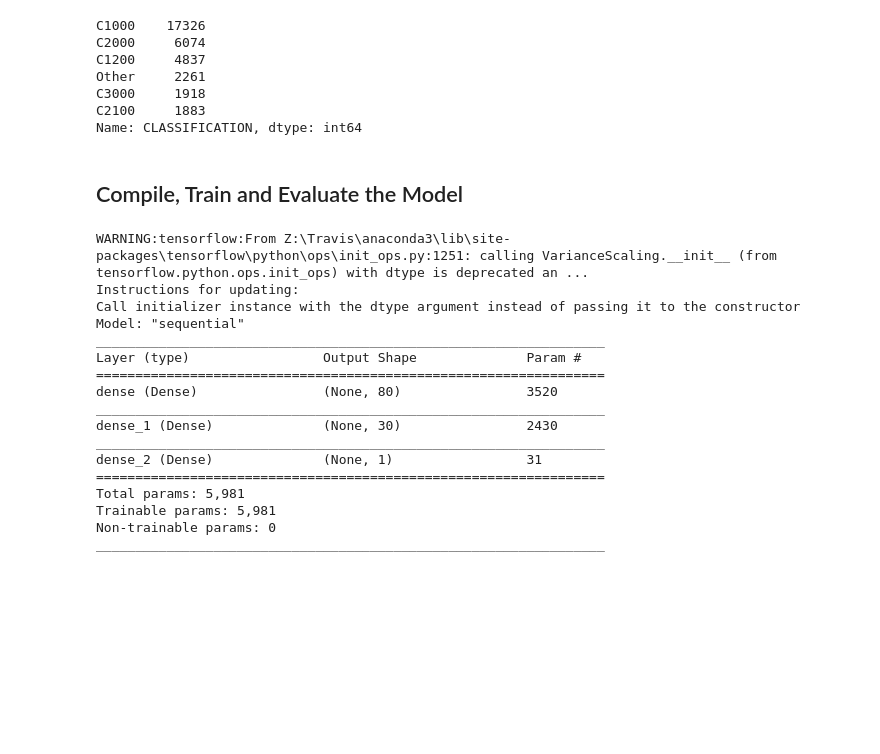
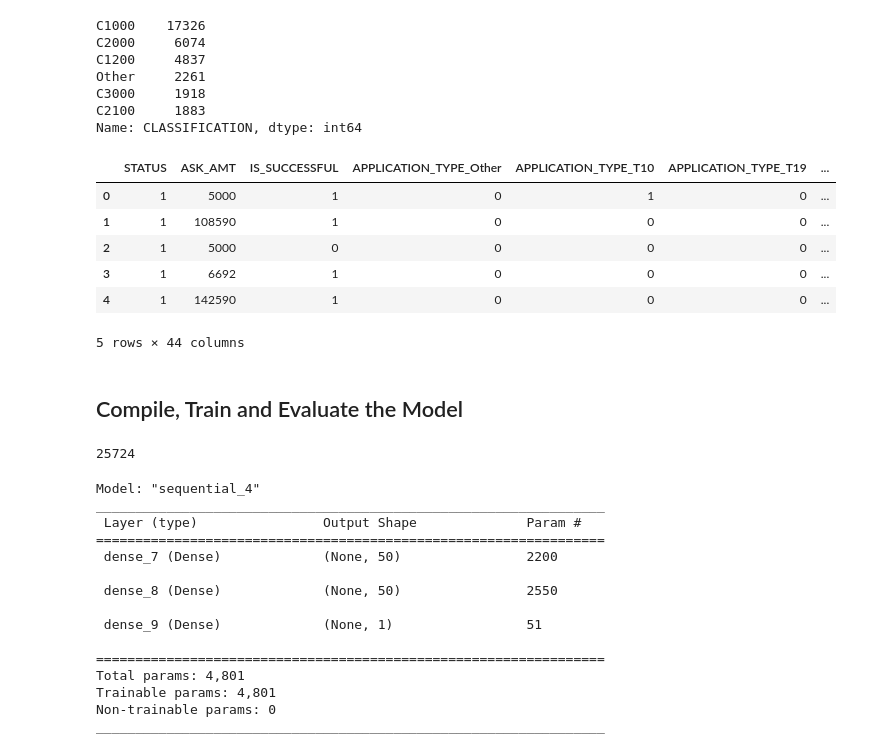
Before and after one commit to Stencoss/DeepLearning, a Jupyter notebook: Starter_Code.ipynb, the cells around one changed output. Cells and saved outputs as stored; diff of their text form; code cells hidden in the pictures; blank space fills up the shorter version.

```diff
--- a/Starter_Code.ipynb
+++ b/Starter_Code.ipynb
@@ -154,6 +154,16 @@ Name: CLASSIFICATION, dtype: int64
 # %%
 # Convert categorical data to numeric with `pd.get_dummies`
 #  YOUR CODE GOES HERE
+app_dumb_df = pd.get_dummies(application_df)
+app_dumb_df.head()
+# %% [output]
+|  | STATUS | ASK_AMT | IS_SUCCESSFUL | APPLICATION_TYPE_Other | APPLICATION_TYPE_T10 | APPLICATION_TYPE_T19 | ... |
+| 0 | 1 | 5000 | 1 | 0 | 1 | 0 | ... |
+| 1 | 1 | 108590 | 1 | 0 | 0 | 0 | ... |
+| 2 | 1 | 5000 | 0 | 0 | 0 | 0 | ... |
+| 3 | 1 | 6692 | 1 | 0 | 0 | 0 | ... |
+| 4 | 1 | 142590 | 1 | 0 | 0 | 0 | ... |
+5 rows × 44 columns
 # %%
 # Split our preprocessed data into our features and target arrays
 #  YOUR CODE GOES HERE
@@ -172,6 +185,10 @@ X_train_scaled = X_scaler.transform(X_train)
 X_test_scaled = X_scaler.transform(X_test)
 # %% [markdown]
 ## Compile, Train and Evaluate the Model
+# %%
+len(X_train)
+# %% [output]
+25724
 # %%
 # Define the model - deep neural net, i.e., the number of input features and hidden nodes for each layer.
 #  YOUR CODE GOES HERE
@@ -180,31 +197,31 @@ nn = tf.keras.models.Sequential()
 
 # First hidden layer
 #  YOUR CODE GOES HERE
-
+nn.add(tf.keras.layers.Dense(units=50, activation="relu", input_dim=43))
 # Second hidden layer
 #  YOUR CODE GOES HERE
+nn.add(tf.keras.layers.Dense(units=50, activation="relu"))
 
 # Output layer
 #  YOUR CODE GOES HERE
+nn.add(tf.keras.layers.Dense(units=1, activation="sigmoid"))
 
 # Check the structure of the model
 nn.summary()
 # %% [output]
-WARNING:tensorflow:From Z:\Travis\anaconda3\lib\site-packages\tensorflow\python\ops\init_ops.py:1251: calling VarianceScaling.__init__ (from tensorflow.python.ops.init_ops) with dtype is deprecated an ...
-Instructions for updating:
-Call initializer instance with the dtype argument instead of passing it to the constructor
-Model: "sequential"
+Model: "sequential_4"
 _________________________________________________________________
-Layer (type)                 Output Shape              Param #
+ Layer (type)                Output Shape              Param #
 =================================================================
-dense (Dense)                (None, 80)                3520
-_________________________________________________________________
-dense_1 (Dense)              (None, 30)                2430
-_________________________________________________________________
-dense_2 (Dense)              (None, 1)                 31
+ dense_7 (Dense)             (None, 50)                2200
+
+ dense_8 (Dense)             (None, 50)                2550
+
+ dense_9 (Dense)             (None, 1)                 51
+
 =================================================================
-Total params: 5,981
-Trainable params: 5,981
+Total params: 4,801
+Trainable params: 4,801
 Non-trainable params: 0
 _________________________________________________________________
 # %%
```
Also changed, not shown: parts of 6 cells of this notebook, 1 other file.
